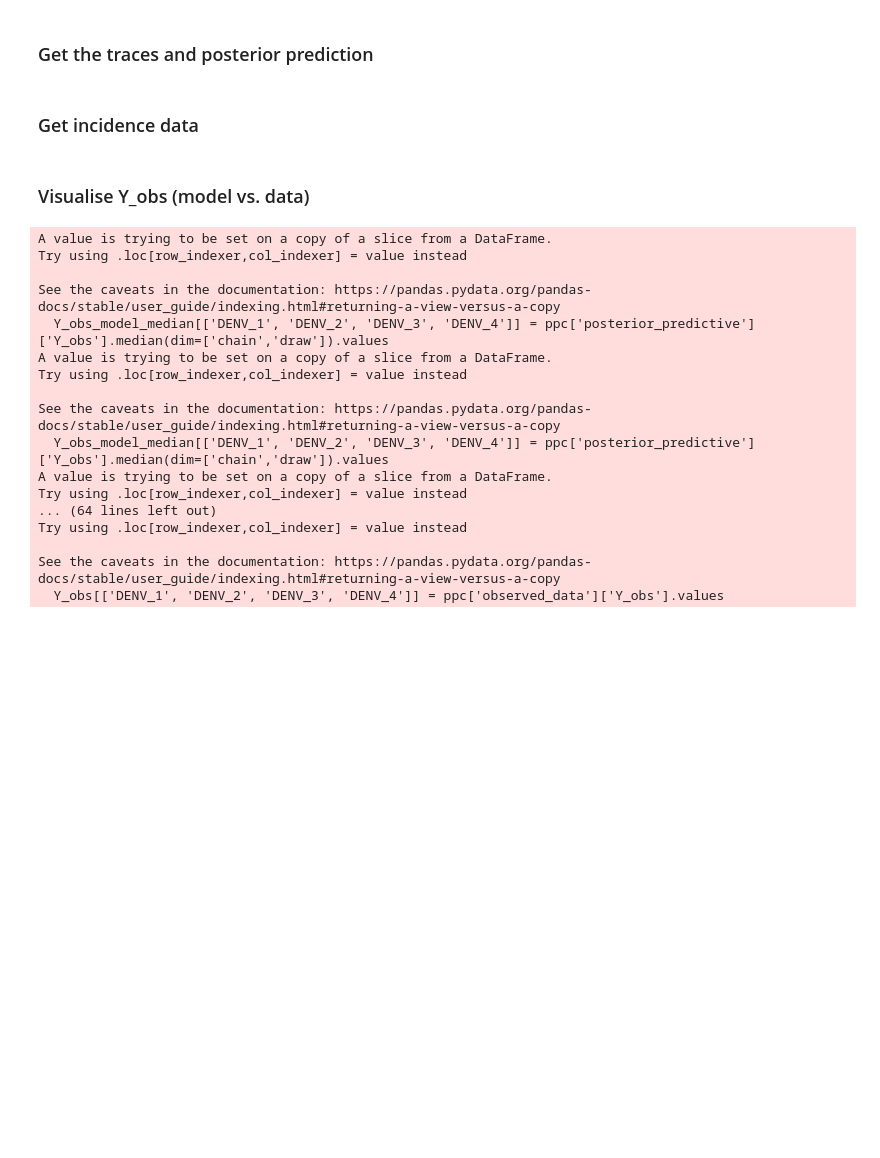
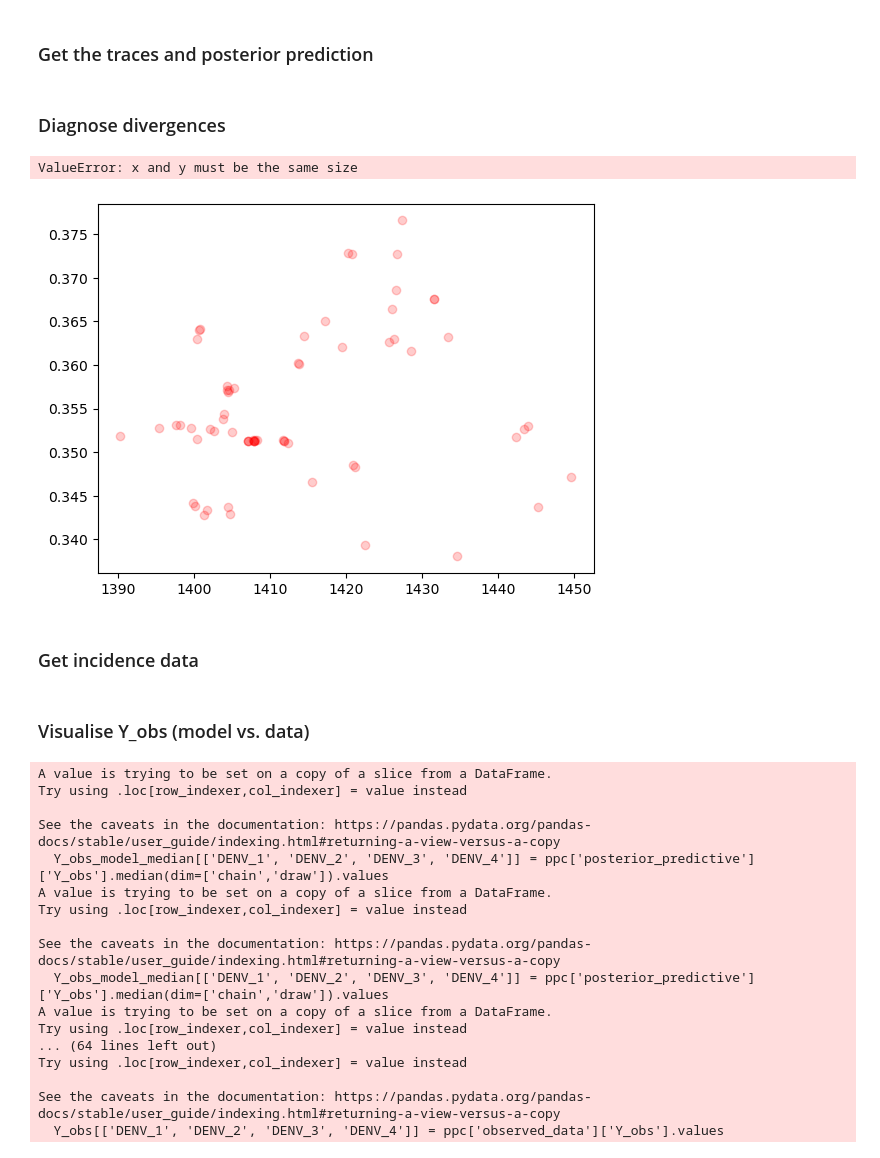
Before and after one commit to twallema/Cornell-hierarchDENV, a Jupyter notebook: data/conversion/modeling_serotypes/visualise-model.ipynb, the cells around one changed output. Cells and saved outputs as stored; diff of their text form; code cells hidden in the pictures; blank space fills up the shorter version.

```diff
--- a/data/conversion/modeling_serotypes/visualise-model.ipynb
+++ b/data/conversion/modeling_serotypes/visualise-model.ipynb
@@ -16,6 +16,20 @@ trace = arviz.from_netcdf("trace.nc")
 
 # Load the posterior predictive check
 ppc = arviz.from_netcdf("ppc.nc")
+# %% [markdown]
+### Diagnose divergences
+# %%
+divergent = trace.posterior.sel({'chain': 0}).sel({'draw': idx_diverging[0]})
+not_divergent = trace.posterior.sel({'chain': 0}).sel({'draw': ~idx_diverging[0]})
+
+fig,ax=plt.subplots()
+ax.scatter( divergent['zeta_base'],  divergent['rho'].sel({'rho_dim_0': 0, 'rho_dim_1': 1}), marker='o', alpha=0.2, color='red')
+ax.scatter(not_divergent['zeta_base'],  not_divergent['rho'], marker='o', alpha=0.2, color='black')
+plt.show()
+plt.close()
+# %% [output]
+ValueError: x and y must be the same size
+[figure, added]
 # %% [markdown]
 ### Get incidence data
 # %%
```
Also changed, not shown: parts of 2 cells of this notebook, 1 other file.
